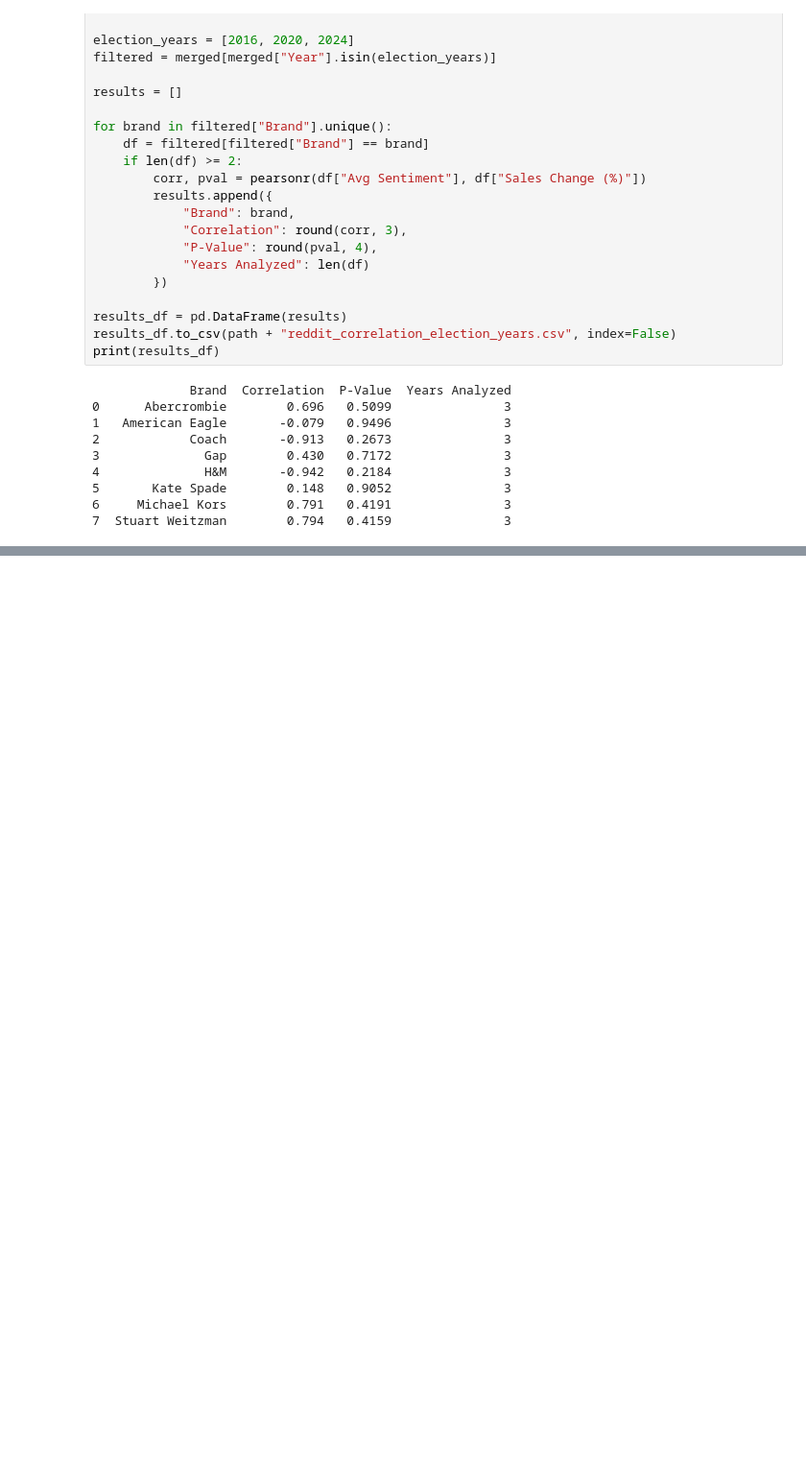
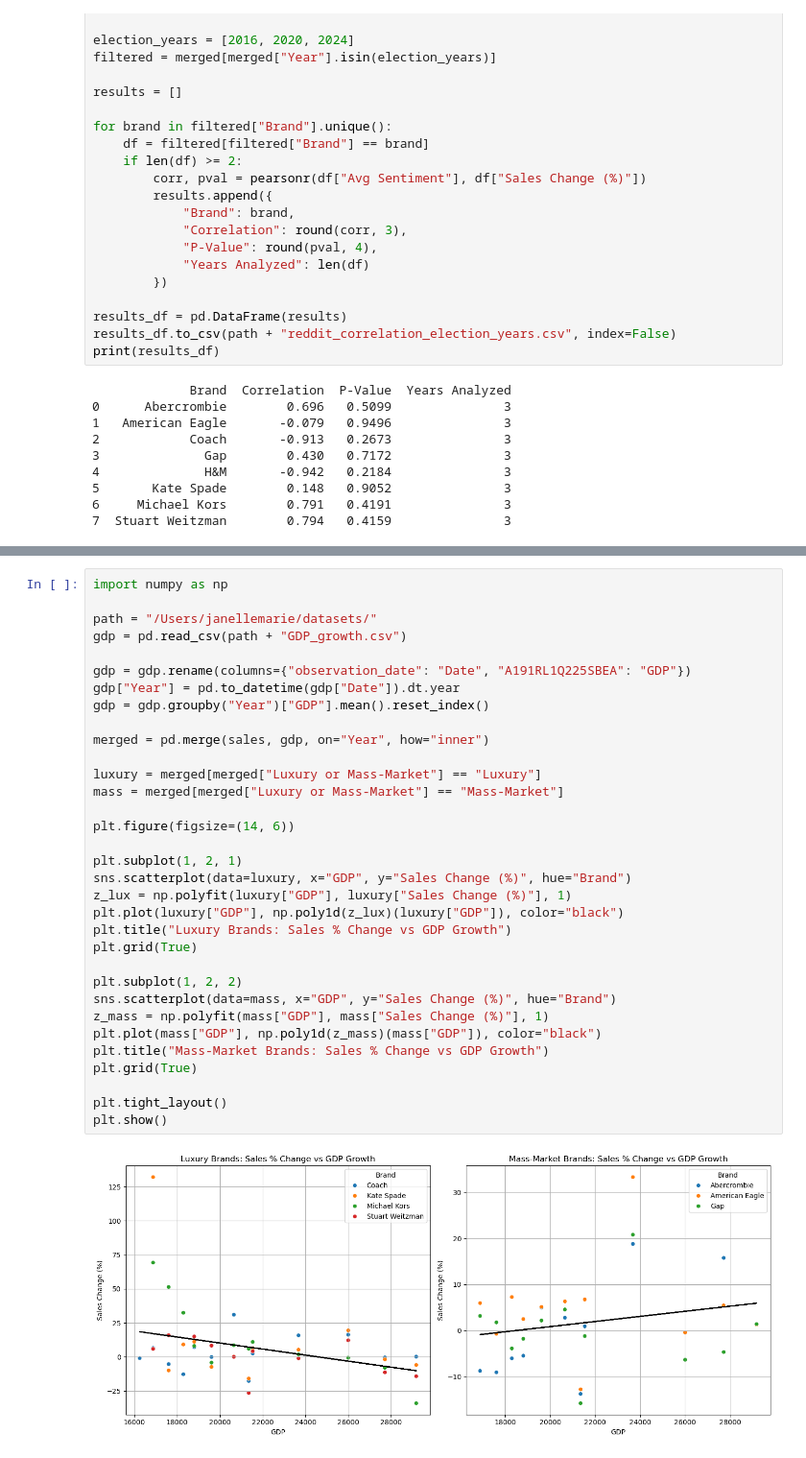
Before and after one commit to janellecalalang/capstone, a Jupyter notebook: results/RQ3.ipynb, the cells around one changed output, grey strips where cells are left out. Shown at 96% size. Drawn from its saved outputs; the diff is of its cells as text; blank space fills up the shorter version.

```diff
--- a/results/RQ3.ipynb
+++ b/results/RQ3.ipynb
@@ -569,0 +655,35 @@ print(results_df)
+# %%
+import numpy as np
+
+path = "/Users/janellemarie/datasets/"
+gdp = pd.read_csv(path + "GDP_growth.csv")
+
+gdp = gdp.rename(columns={"observation_date": "Date", "A191RL1Q225SBEA": "GDP"})
+gdp["Year"] = pd.to_datetime(gdp["Date"]).dt.year
+gdp = gdp.groupby("Year")["GDP"].mean().reset_index()
+
+merged = pd.merge(sales, gdp, on="Year", how="inner")
+
+luxury = merged[merged["Luxury or Mass-Market"] == "Luxury"]
+mass = merged[merged["Luxury or Mass-Market"] == "Mass-Market"]
+
+plt.figure(figsize=(14, 6))
+
+plt.subplot(1, 2, 1)
+sns.scatterplot(data=luxury, x="GDP", y="Sales Change (%)", hue="Brand")
+z_lux = np.polyfit(luxury["GDP"], luxury["Sales Change (%)"], 1)
+plt.plot(luxury["GDP"], np.poly1d(z_lux)(luxury["GDP"]), color="black")
+plt.title("Luxury Brands: Sales % Change vs GDP Growth")
+plt.grid(True)
+
+plt.subplot(1, 2, 2)
+sns.scatterplot(data=mass, x="GDP", y="Sales Change (%)", hue="Brand")
+z_mass = np.polyfit(mass["GDP"], mass["Sales Change (%)"], 1)
+plt.plot(mass["GDP"], np.poly1d(z_mass)(mass["GDP"]), color="black")
+plt.title("Mass-Market Brands: Sales % Change vs GDP Growth")
+plt.grid(True)
+
+plt.tight_layout()
+plt.show()
+# %% [output]
+[figure, added]
```
Also changed, not shown: parts of 4 cells of this notebook, 2 other files.
